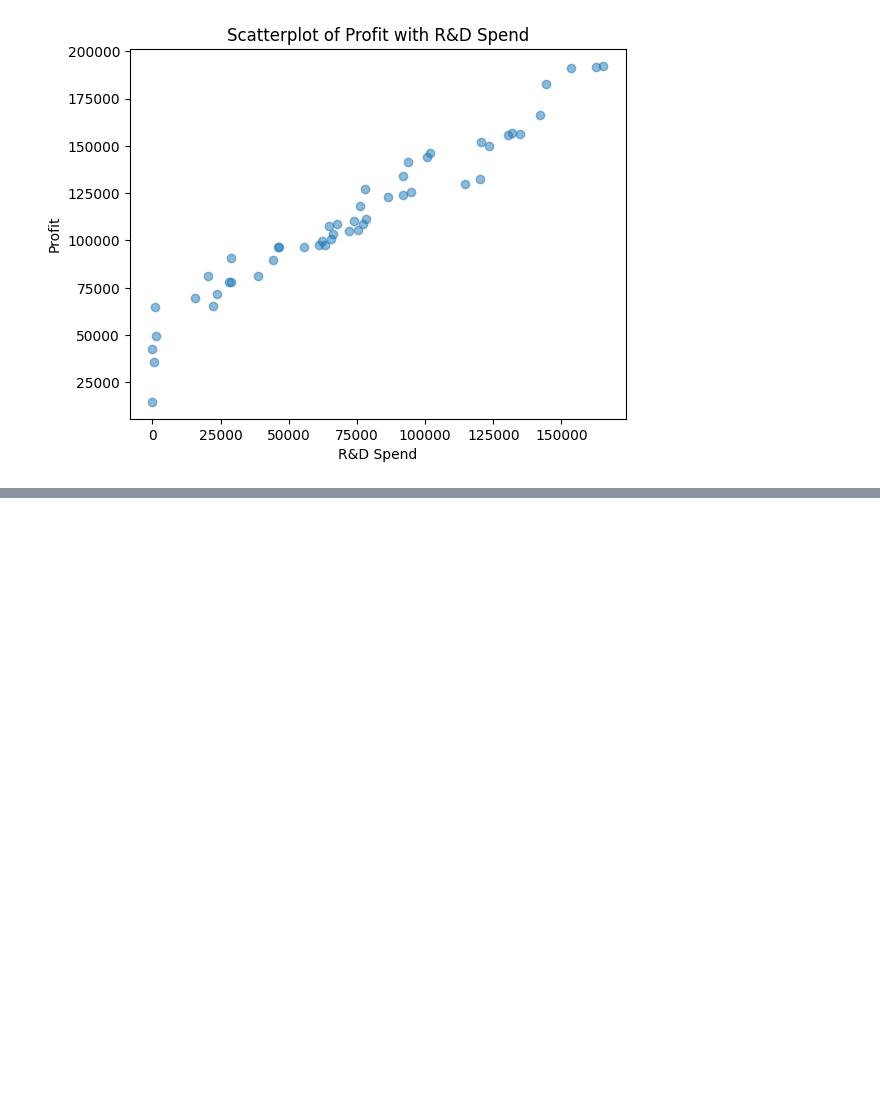
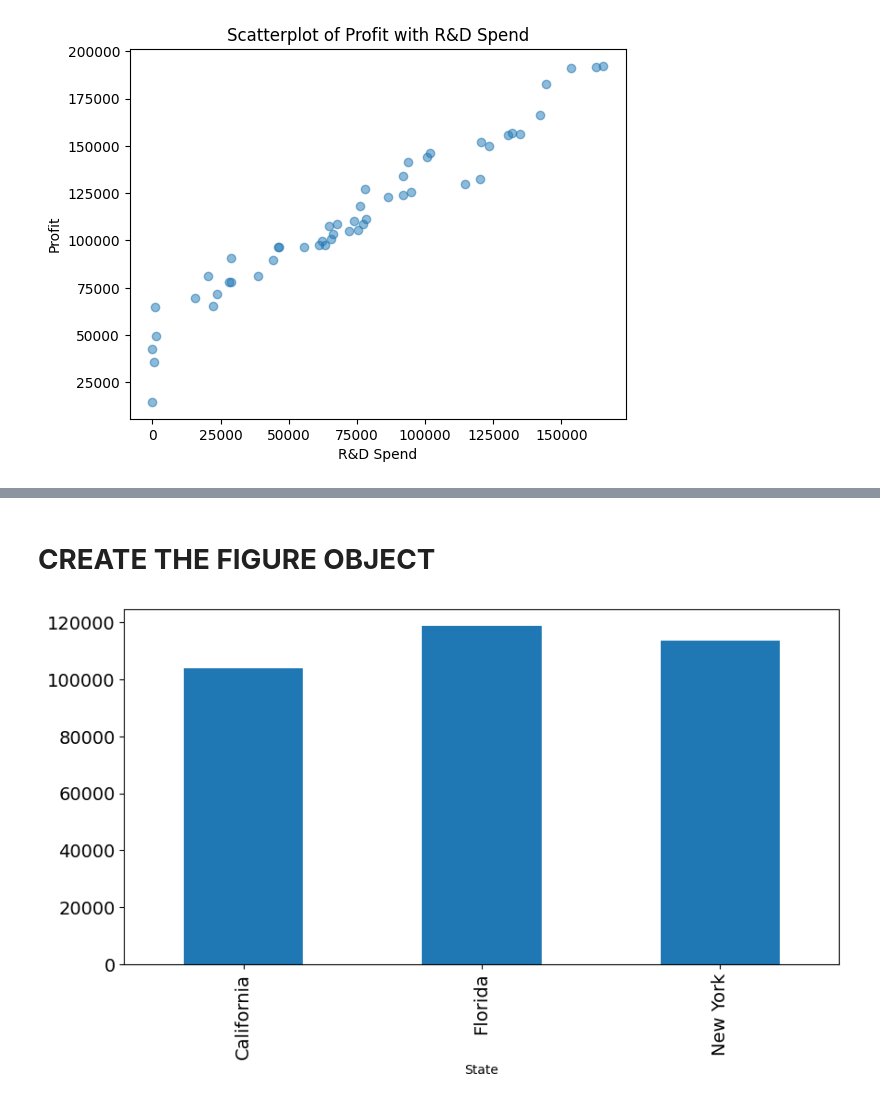
Before and after one commit to shivanginayak-bit/shivanginayak-bit, a Jupyter notebook: Pandas_Operations.ipynb, the cells around one changed output, grey strips where cells are left out. Saved outputs shown, nothing was run; the diff lists cells and outputs as text; code cells hidden in the pictures; blank space fills up the shorter version.

```diff
--- a/Pandas_Operations.ipynb
+++ b/Pandas_Operations.ipynb
@@ -1526,0 +1536,9 @@ plt.show
+# %% [markdown]
+# **CREATE THE FIGURE OBJECT**
+# %%
+ax=df.groupby(['State'])['Profit'].mean().plot.bar(
+    figsize = (10,5),
+    fontsize = 14
+)
+# %% [output]
+[figure, added]
```
Also changed, not shown: parts of 1 cell of this notebook.
